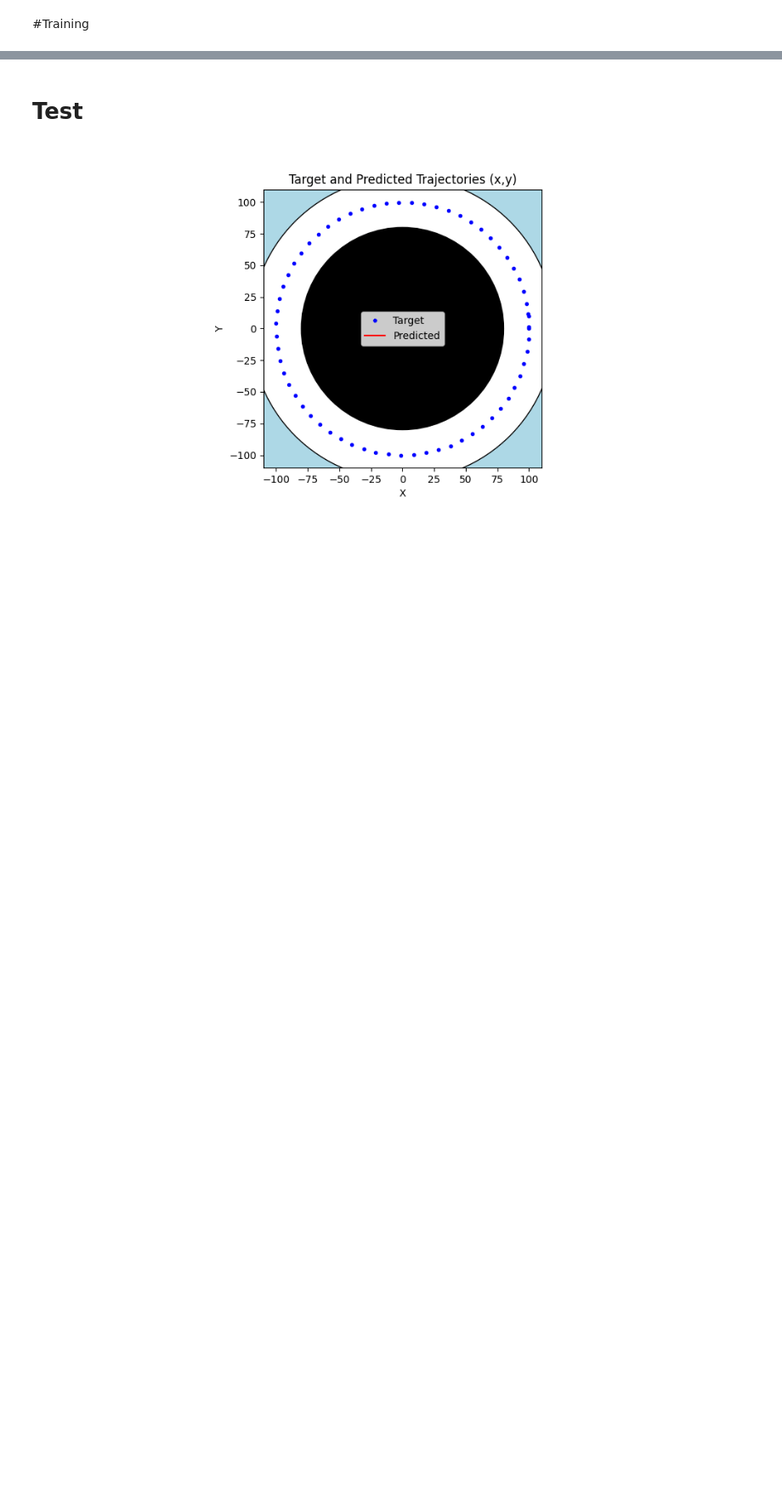
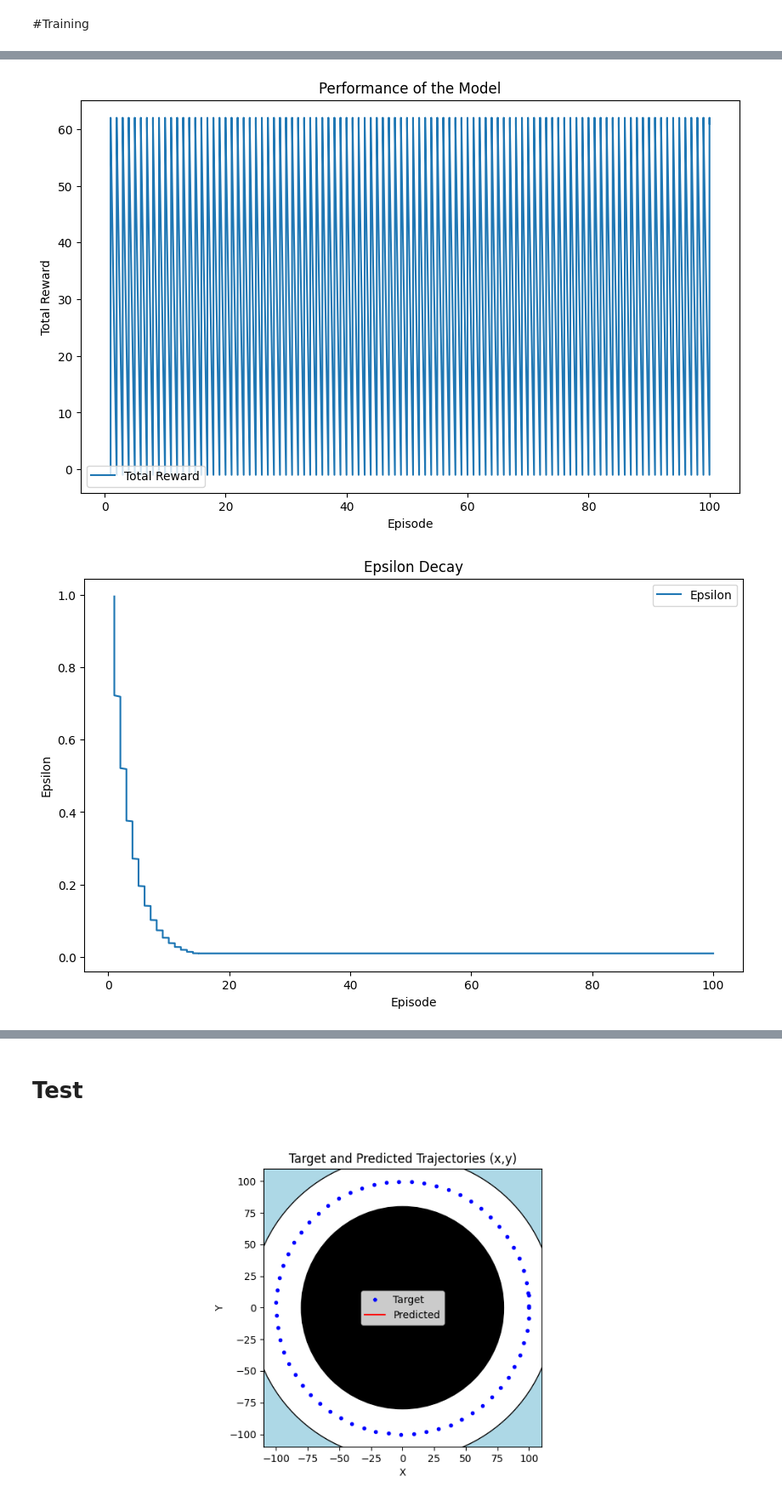
Before and after one commit to pareshrchaudhary/colab, a Jupyter notebook: QLearning.ipynb, the cells around one changed output, grey strips where cells are left out. Shown at 85% size. Saved outputs shown, nothing was run; the diff lists cells and outputs as text; code cells hidden in the pictures; blank space fills up the shorter version.

```diff
--- a/QLearning.ipynb
+++ b/QLearning.ipynb
@@ -304,7 +304,7 @@ tensor([0.3565, 0.1572])
 #Training
 # %%
 # Environment parameters
-dt = 0.1
+dt = 0.02
 env = CarEnvironment(dt)
 initial_state = torch.tensor([100.0, 0.0, 90.0 * deg2rad])
 rad2deg = 180.0 / np.pi
@@ -323,12 +323,12 @@ optimizer = torch.optim.Adam(dqn.parameters(), lr=0.001)
 
 # Experience Replay - Buffer
 buffer_size = 10000
-batch_size = 65
+batch_size = 325
 replay_buffer = ReplayBuffer(buffer_size)
 
 # Training Loop Parameters
 num_episodes = 100
-drivestep = 65
+drivestep = 325
 
 learning_rate = 0.001
 epsilon = 1.0  # Initial exploration rate
@@ -386,7 +390,7 @@ for episode in range(0,num_episodes):
       total_reward += reward
 
     # Update the current state
-    state = Target[t]
+    state = Target[t%65]
 
     # Update the target network periodically
     if t % target_update_interval == 0:
@@ -419,0 +491,30 @@ Episode: 100, Step: 65, Total Reward: 61.0, Epsilon: 0.0100
+# %%
+# Plotting the performance
+plt.figure(figsize=(10, 6))
+plt.plot(episode_list, total_reward_list, label='Total Reward')
+plt.xlabel('Episode')
+plt.ylabel('Total Reward')
+plt.title('Performance of the Model')
+plt.legend()
+plt.show()
+
+# Plotting the epsilon decay
+plt.figure(figsize=(10, 6))
+plt.plot(episode_list, epsilon_list, label='Epsilon')
+plt.xlabel('Episode')
+plt.ylabel('Epsilon')
+plt.title('Epsilon Decay')
+plt.legend()
+plt.show()
+
+# Plotting the loss
+plt.figure(figsize=(10, 6))
+plt.plot(range(len(loss_list)) , loss_list, label='Loss')
+plt.xlabel('Step')
+plt.ylabel('Loss')
+plt.title('Loss over Steps')
+plt.legend()
+plt.show()
+# %% [output]
+[figure, added]
+[figure, added]
```
Also changed, not shown: parts of 7 cells of this notebook.
